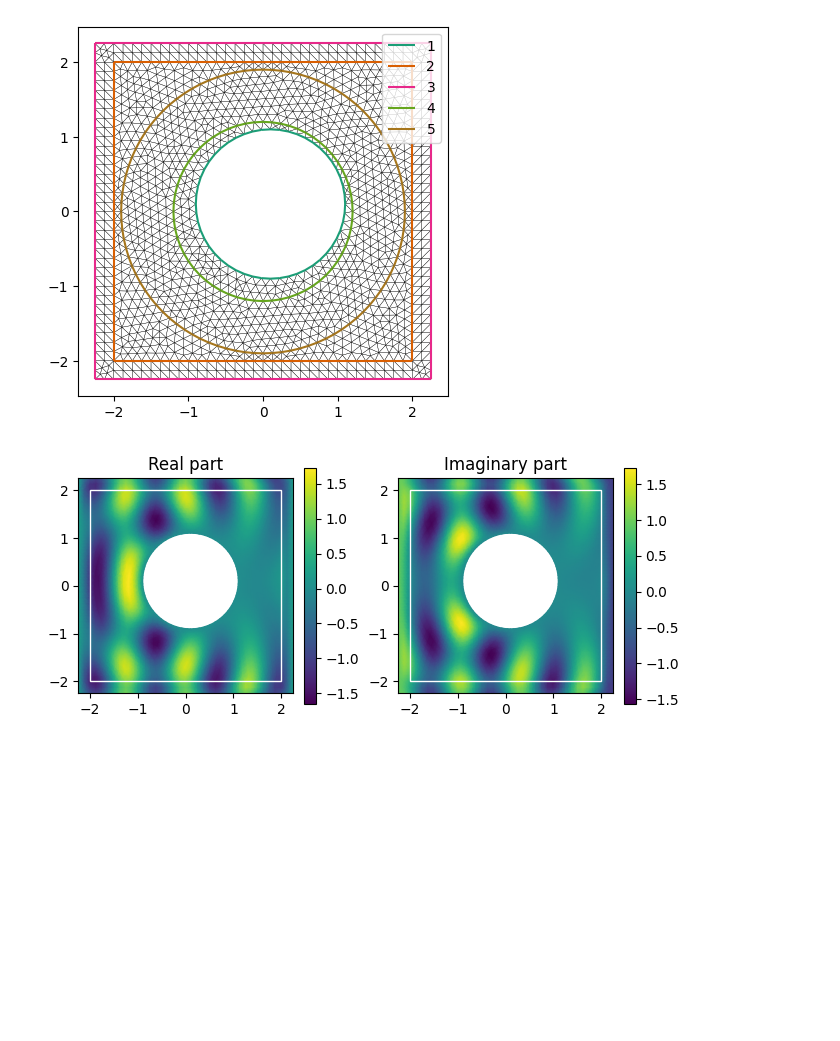
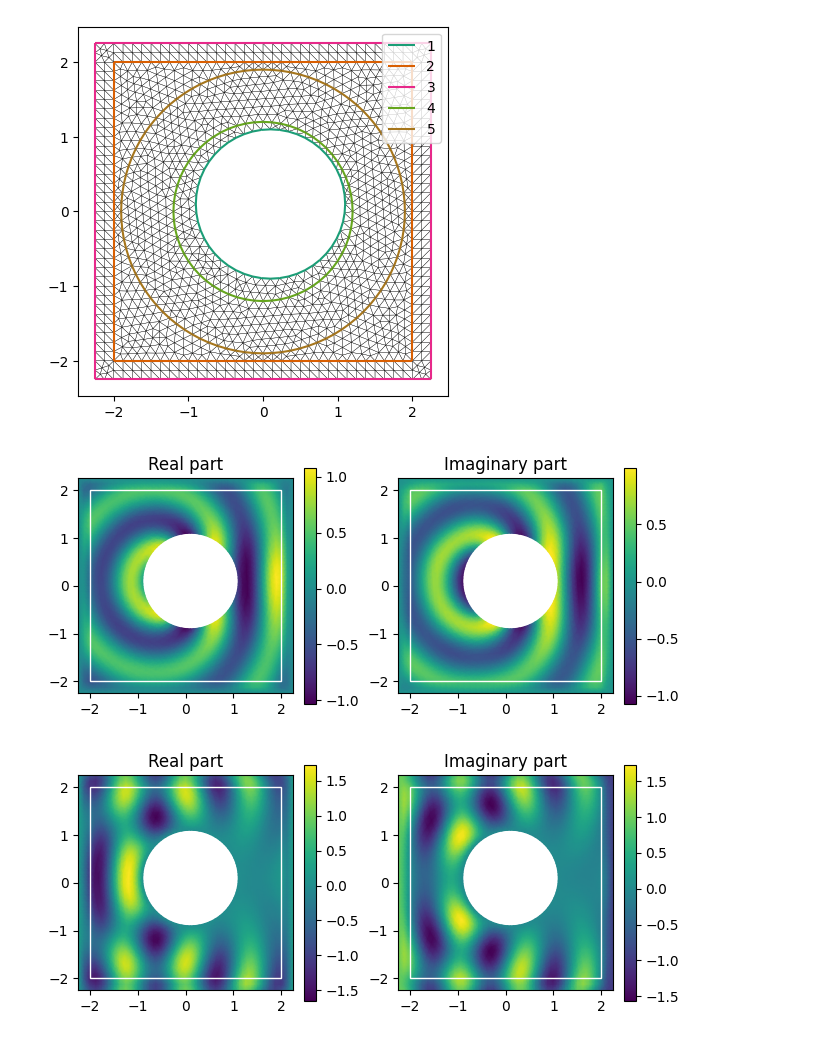
Before and after one commit to gninr/scattering, a Jupyter notebook: plane_wave.ipynb, the cells around one changed output. Saved outputs shown, nothing was run; the diff lists cells and outputs as text; code cells hidden in the pictures; blank space fills up the shorter version.

```diff
--- a/plane_wave.ipynb
+++ b/plane_wave.ipynb
@@ -19,6 +19,7 @@ a1 = b1 = 2.25
 h0 = (a1 - a0) / N
 R0 = 1.2
 R1 = 1.9
+shift = (0.1, 0.1)
 if R0 is not None and R1 is not None:
     annular = True
 else:
@@ -28,7 +29,7 @@ cached_mesh = True
 if cached_mesh:
     mesh = fd.Mesh(shape + str(0) + ".msh")
 else:
-    mesh = generate_mesh(a0, a1, b0, b1, shape, N, R0=R0, R1=R1)
+    mesh = generate_mesh(a0, a1, b0, b1, shape, N, R0=R0, R1=R1, shift=shift)
 # %%
 plot_mesh(mesh)
 # %% [output]
@@ -42,6 +43,10 @@ inc = fd.as_vector((fd.cos(kdx), fd.sin(kdx)))
 g = -inc
 
 uh = solve(mesh, k, a0, a1, b0, b1, g, annular=annular)
+# %%
+plot_field(uh, a0, a1, b0, b1)
+# %% [output]
+[figure, added]
 # %%
 u = fd.interpolate(uh + inc, uh.function_space())
 plot_field(u, a0, a1, b0, b1)
```
Also changed, not shown: parts of 4 cells of this notebook, 4 other files.
